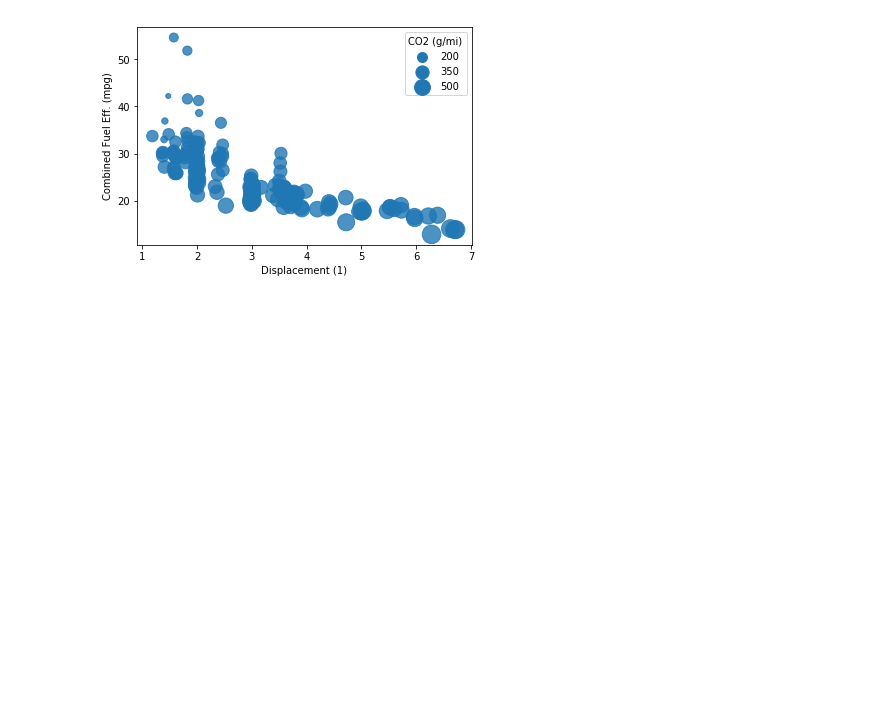
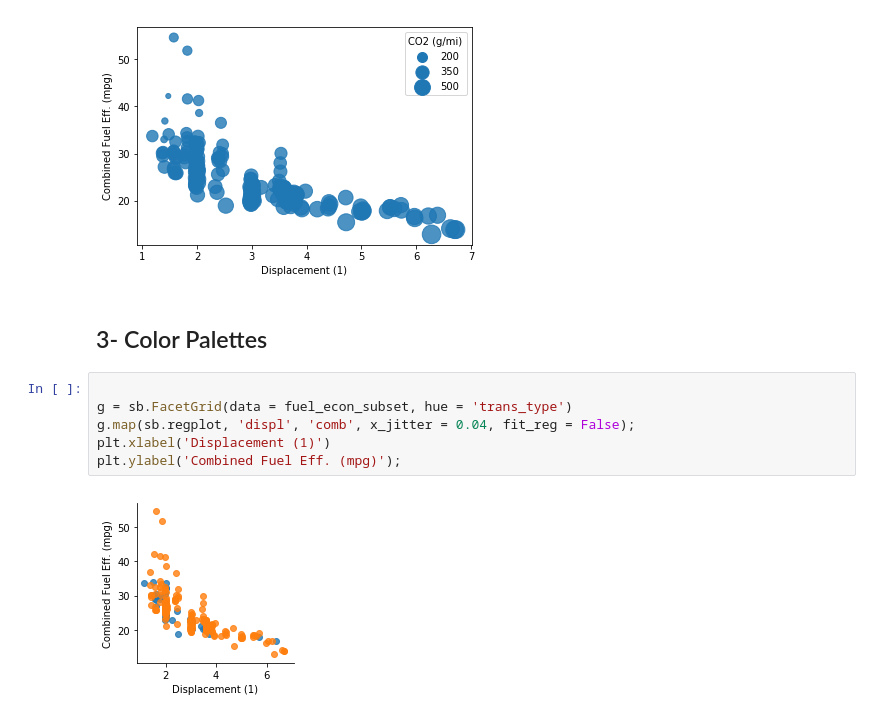
Before and after one commit to iRaied/Project_5_3_Pokemon, a Jupyter notebook: Multivariate_Vis_Size_and_Shape.ipynb, the cells around one changed output. Cells and saved outputs as stored; diff of their text form; blank space fills up the shorter version.

Commit message:
Practice Color Palettes

```diff
--- a/Multivariate_Vis_Size_and_Shape.ipynb
+++ b/Multivariate_Vis_Size_and_Shape.ipynb
@@ -86,3 +86,13 @@ for s in sizes:
 plt.legend(legend_obj, sizes, title = 'CO2 (g/mi)');
 # %% [output]
 [figure]
+# %% [markdown]
+## 3- Color Palettes
+# %%
+
+g = sb.FacetGrid(data = fuel_econ_subset, hue = 'trans_type')
+g.map(sb.regplot, 'displ', 'comb', x_jitter = 0.04, fit_reg = False);
+plt.xlabel('Displacement (1)')
+plt.ylabel('Combined Fuel Eff. (mpg)');
+# %% [output]
+[figure, added]
```
Also changed, not shown: parts of 6 cells of this notebook.
